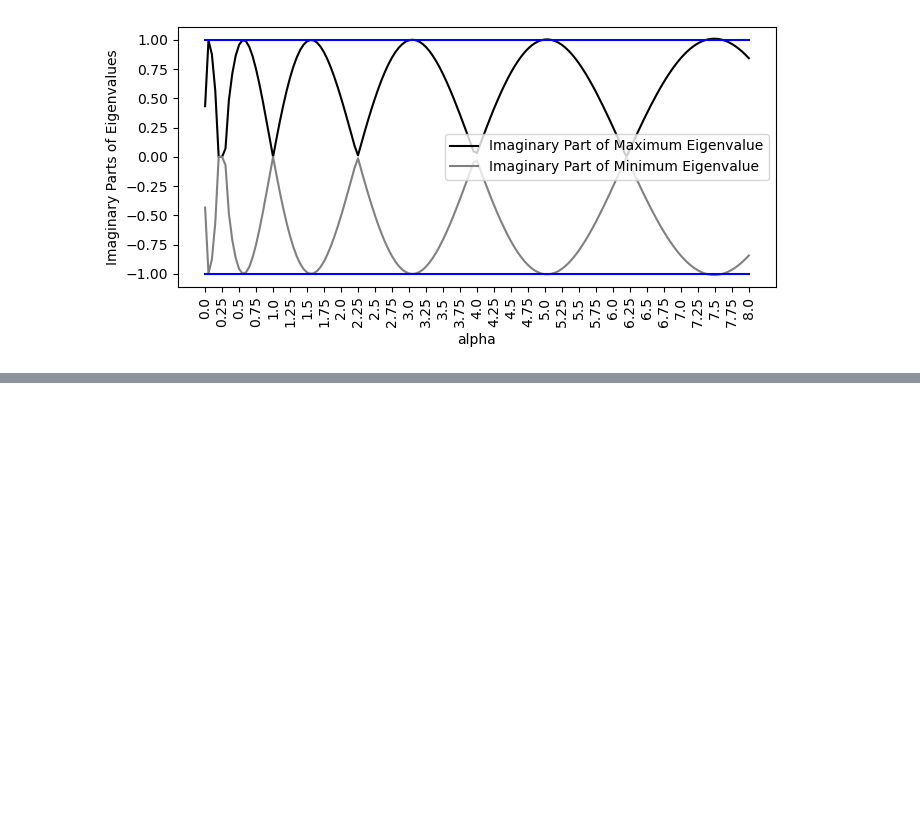
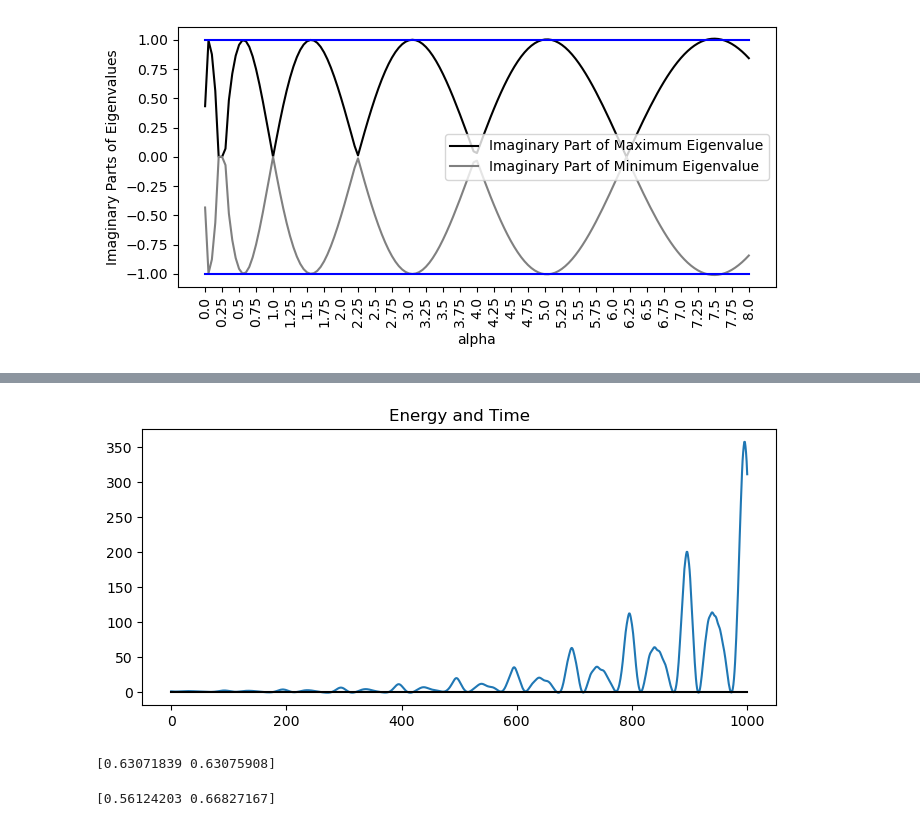
Before and after one commit to andreaspzeniou/Differential-equations, a Jupyter notebook: Dynamical-Systems-PSET-1.ipynb, the cells around one changed output, grey strips where cells are left out. Cells and saved outputs as stored; diff of their text form; code cells hidden in the pictures; blank space fills up the shorter version.

```diff
--- a/Dynamical-Systems-PSET-1.ipynb
+++ b/Dynamical-Systems-PSET-1.ipynb
@@ -151,0 +206,17 @@ plt.show()
+# %%
+E = 1/2 * np.array(om_path) ** 2 + np.cos(np.array(theta_path))
+
+plt.plot(E)
+plt.plot([0 for i in range(len(E))], color="black")
+plt.title("Energy and Time")
+plt.show()
+# %% [output]
+[figure, added]
+# %%
+print(A2[0])
+# %% [output]
+[0.63071839 0.63075908]
+# %%
+print(A2[1])
+# %% [output]
+[0.56124203 0.66827167]
```
Also changed, not shown: parts of 21 cells of this notebook, 4 other files.
